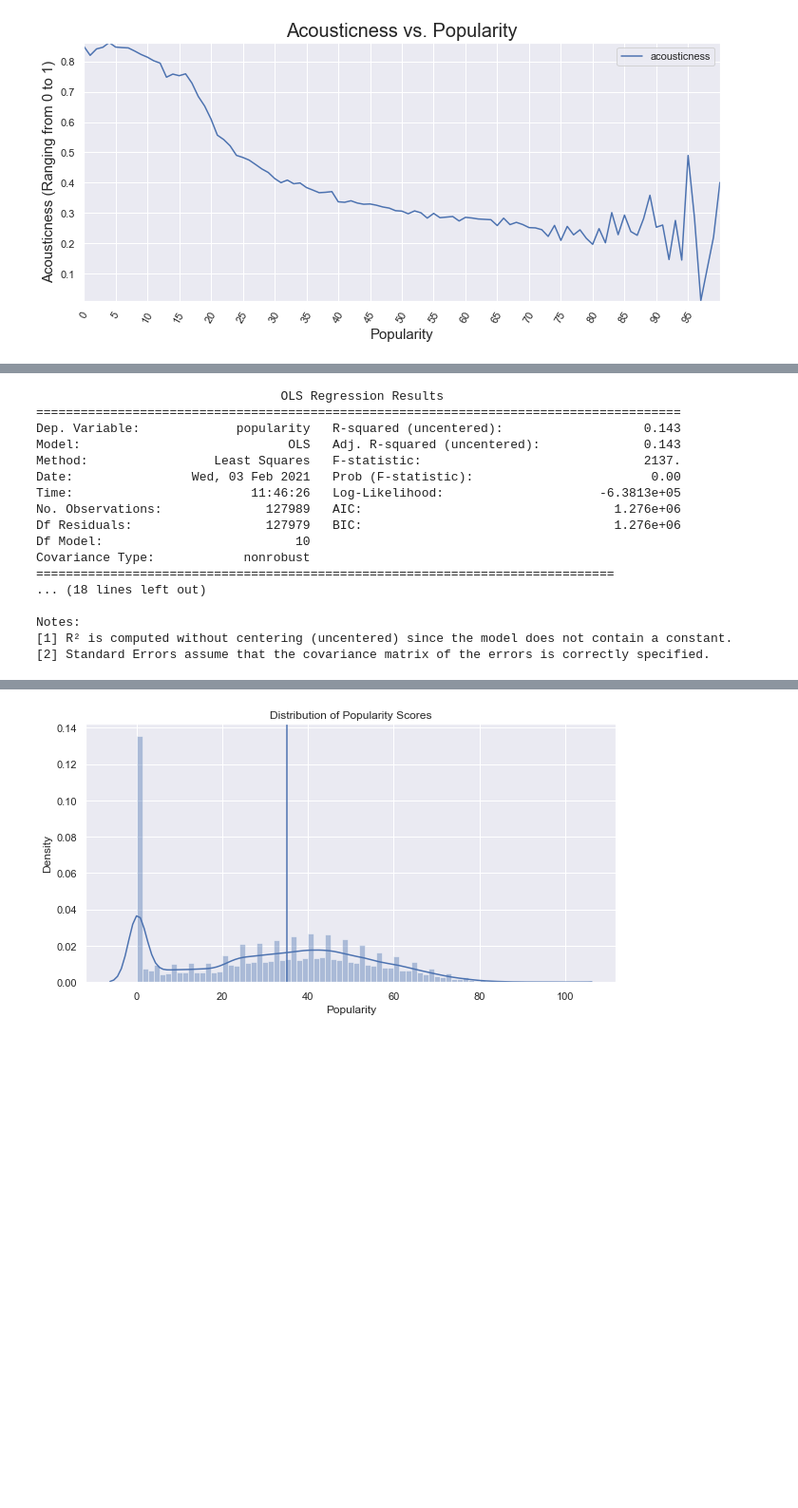
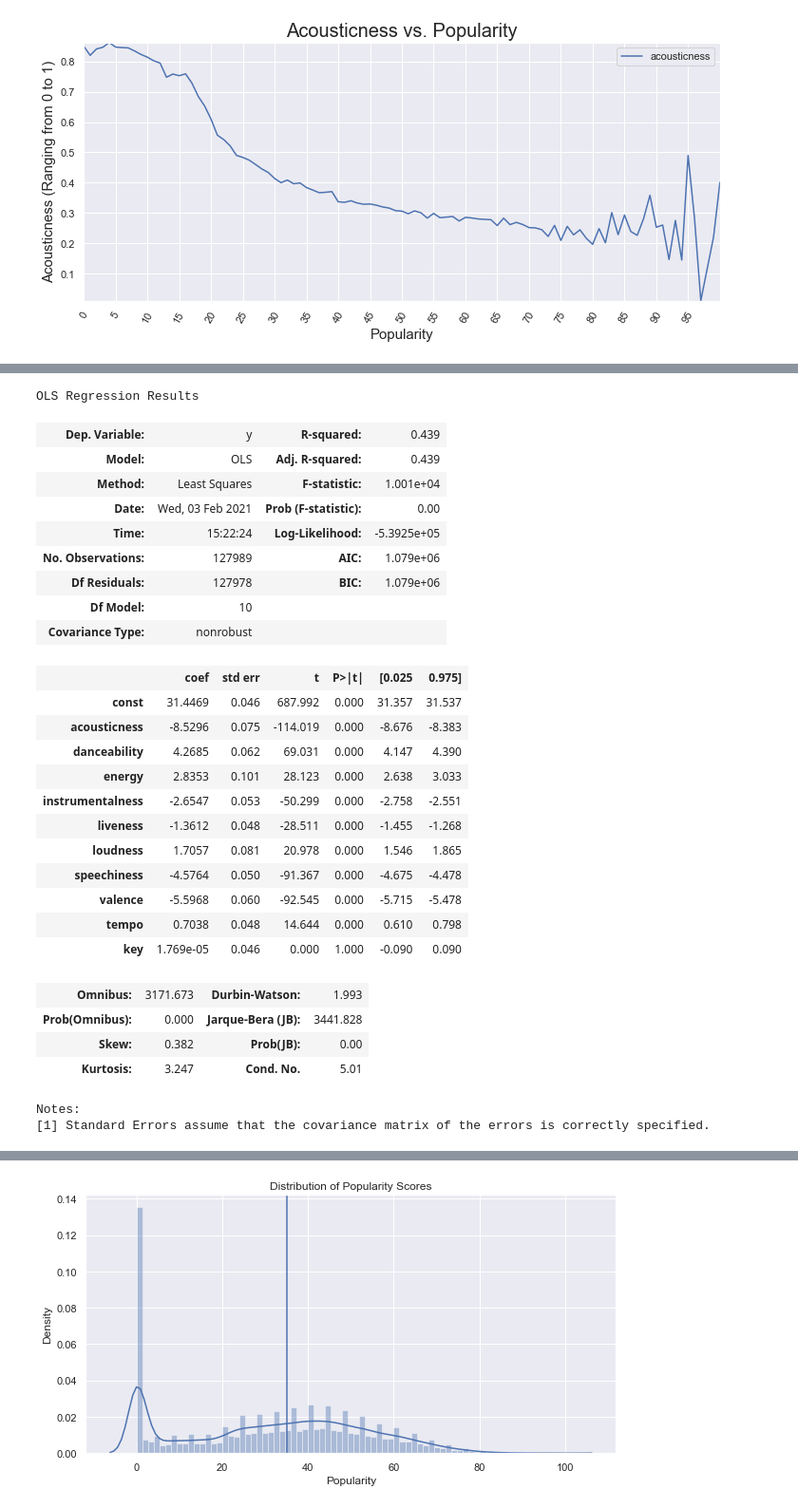
Before and after one commit to data-gab/Song-Popularity-Prediction, a Jupyter notebook: NOTEBOOKS/Modeling.ipynb, the cells around one changed output, grey strips where cells are left out. Shown at 95% size. Saved outputs shown, nothing was run; the diff lists cells and outputs as text; code cells hidden in the pictures; blank space fills up the shorter version.

```diff
--- a/NOTEBOOKS/Modeling.ipynb
+++ b/NOTEBOOKS/Modeling.ipynb
@@ -244,23 +272,34 @@ plt.show()
-# %%
-print(results.summary())
-# %% [output]
-                                 OLS Regression Results
-=======================================================================================
-Dep. Variable:             popularity   R-squared (uncentered):                   0.143
-Model:                            OLS   Adj. R-squared (uncentered):              0.143
-Method:                 Least Squares   F-statistic:                              2137.
-Date:                Wed, 03 Feb 2021   Prob (F-statistic):                        0.00
-Time:                        11:46:26   Log-Likelihood:                     -6.3813e+05
-No. Observations:              127989   AIC:                                  1.276e+06
-Df Residuals:                  127979   BIC:                                  1.276e+06
-Df Model:                          10
-Covariance Type:            nonrobust
-==============================================================================
-... (18 lines left out)
-
-Notes:
-[1] R² is computed without centering (uncentered) since the model does not contain a constant.
-[2] Standard Errors assume that the covariance matrix of the errors is correctly specified.
+# %%
+results.summary()
+# %% [output]
+OLS Regression Results
+| Dep. Variable: | y | R-squared: | 0.439 |
+| Model: | OLS | Adj. R-squared: | 0.439 |
+| Method: | Least Squares | F-statistic: | 1.001e+04 |
+| Date: | Wed, 03 Feb 2021 | Prob (F-statistic): | 0.00 |
+| Time: | 15:22:24 | Log-Likelihood: | -5.3925e+05 |
+| No. Observations: | 127989 | AIC: | 1.079e+06 |
+| Df Residuals: | 127978 | BIC: | 1.079e+06 |
+| Df Model: | 10 |  |  |
+| Covariance Type: | nonrobust |  |  |
+|  | coef | std err | t | P>|t| | [0.025 | 0.975] |
+| const | 31.4469 | 0.046 | 687.992 | 0.000 | 31.357 | 31.537 |
+| acousticness | -8.5296 | 0.075 | -114.019 | 0.000 | -8.676 | -8.383 |
+| danceability | 4.2685 | 0.062 | 69.031 | 0.000 | 4.147 | 4.390 |
+| energy | 2.8353 | 0.101 | 28.123 | 0.000 | 2.638 | 3.033 |
+| instrumentalness | -2.6547 | 0.053 | -50.299 | 0.000 | -2.758 | -2.551 |
+| liveness | -1.3612 | 0.048 | -28.511 | 0.000 | -1.455 | -1.268 |
+| loudness | 1.7057 | 0.081 | 20.978 | 0.000 | 1.546 | 1.865 |
+| speechiness | -4.5764 | 0.050 | -91.367 | 0.000 | -4.675 | -4.478 |
+| valence | -5.5968 | 0.060 | -92.545 | 0.000 | -5.715 | -5.478 |
+| tempo | 0.7038 | 0.048 | 14.644 | 0.000 | 0.610 | 0.798 |
+| key | 1.769e-05 | 0.046 | 0.000 | 1.000 | -0.090 | 0.090 |
+| Omnibus: | 3171.673 | Durbin-Watson: | 1.993 |
+| Prob(Omnibus): | 0.000 | Jarque-Bera (JB): | 3441.828 |
+| Skew: | 0.382 | Prob(JB): | 0.00 |
+| Kurtosis: | 3.247 | Cond. No. | 5.01 |
+Notes:
+[1] Standard Errors assume that the covariance matrix of the errors is correctly specified.
 # %%
 fig, ax = plt.subplots(figsize=(8, 5))
 plt.title("QQ Plot - Linear Regression")
```
Also changed, not shown: parts of 15 cells of this notebook, 1 other file.
